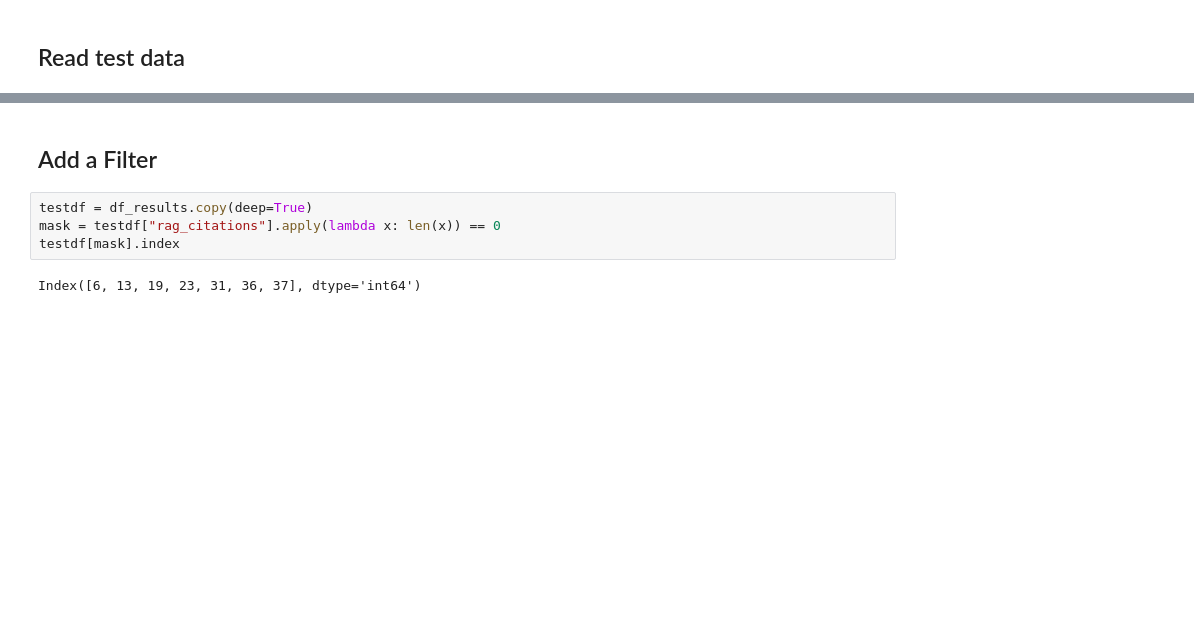
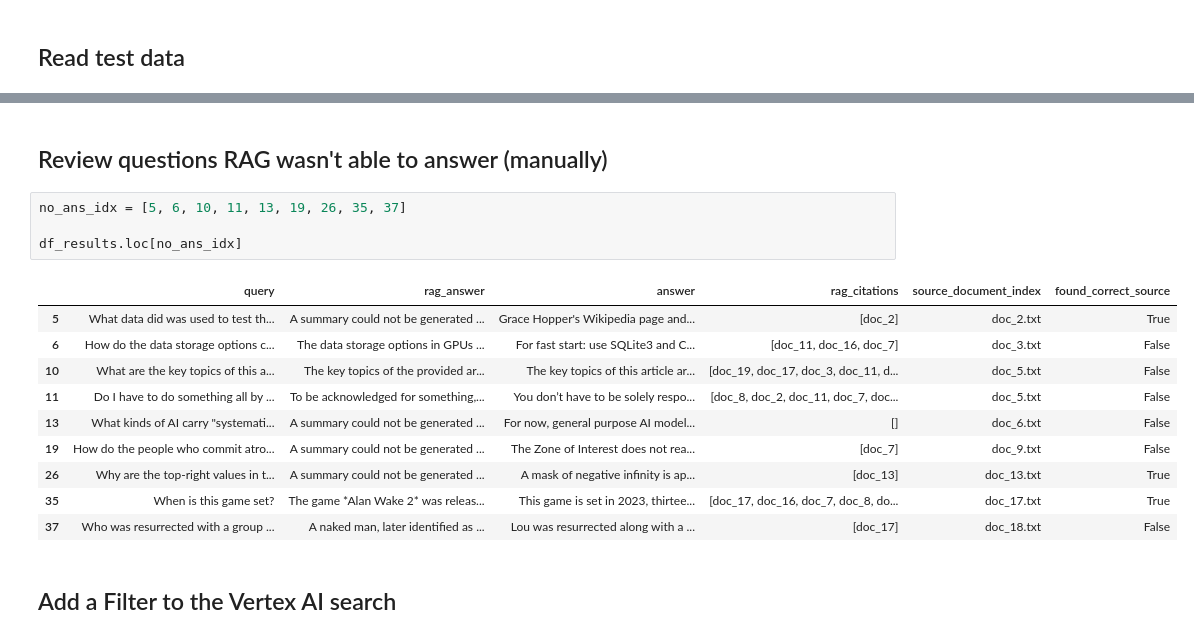
Before and after one commit to NumanticSolutions/rag_search, a Jupyter notebook: gcp_vertexai/S30_query_vertexai_searchapp.ipynb, the cells around one changed output, grey strips where cells are left out. Saved outputs shown, nothing was run; the diff lists cells and outputs as text; blank space fills up the shorter version.

```diff
--- a/gcp_vertexai/S30_query_vertexai_searchapp.ipynb
+++ b/gcp_vertexai/S30_query_vertexai_searchapp.ipynb
@@ -210,9 +107,20 @@ df_results
+# %% [markdown]
+## Review questions RAG wasn't able to answer (manually)
+# %%
+no_ans_idx = [5, 6, 10, 11, 13, 19, 26, 35, 37]
+
+df_results.loc[no_ans_idx]
+# %% [output]
+|  | query | rag_answer | answer | rag_citations | source_document_index | found_correct_source |
+| 5 | What data did was used to test th... | A summary could not be generated ... | Grace Hopper's Wikipedia page and... | [doc_2] | doc_2.txt | True |
+| 6 | How do the data storage options c... | The data storage options in GPUs ... | For fast start: use SQLite3 and C... | [doc_11, doc_16, doc_7] | doc_3.txt | False |
+| 10 | What are the key topics of this a... | The key topics of the provided ar... | The key topics of this article ar... | [doc_19, doc_17, doc_3, doc_11, d... | doc_5.txt | False |
+| 11 | Do I have to do something all by ... | To be acknowledged for something,... | You don’t have to be solely respo... | [doc_8, doc_2, doc_11, doc_7, doc... | doc_5.txt | False |
+| 13 | What kinds of AI carry "systemati... | A summary could not be generated ... | For now, general purpose AI model... | [] | doc_6.txt | False |
+| 19 | How do the people who commit atro... | A summary could not be generated ... | The Zone of Interest does not rea... | [doc_7] | doc_9.txt | False |
+| 26 | Why are the top-right values in t... | A summary could not be generated ... | A mask of negative infinity is ap... | [doc_13] | doc_13.txt | True |
+| 35 | When is this game set? | The game *Alan Wake 2* was releas... | This game is set in 2023, thirtee... | [doc_17, doc_16, doc_7, doc_8, do... | doc_17.txt | True |
+| 37 | Who was resurrected with a group ... | A naked man, later identified as ... | Lou was resurrected along with a ... | [doc_17] | doc_18.txt | False |
 # %% [markdown]
-## Add a Filter
+## Add a Filter to the Vertex AI search
-# %%
-testdf = df_results.copy(deep=True)
-mask = testdf["rag_citations"].apply(lambda x: len(x)) == 0
-testdf[mask].index
-# %% [output]
-Index([6, 13, 19, 23, 31, 36, 37], dtype='int64')
 # %%
```
Also changed, not shown: parts of 17 cells of this notebook, 10 other files.
